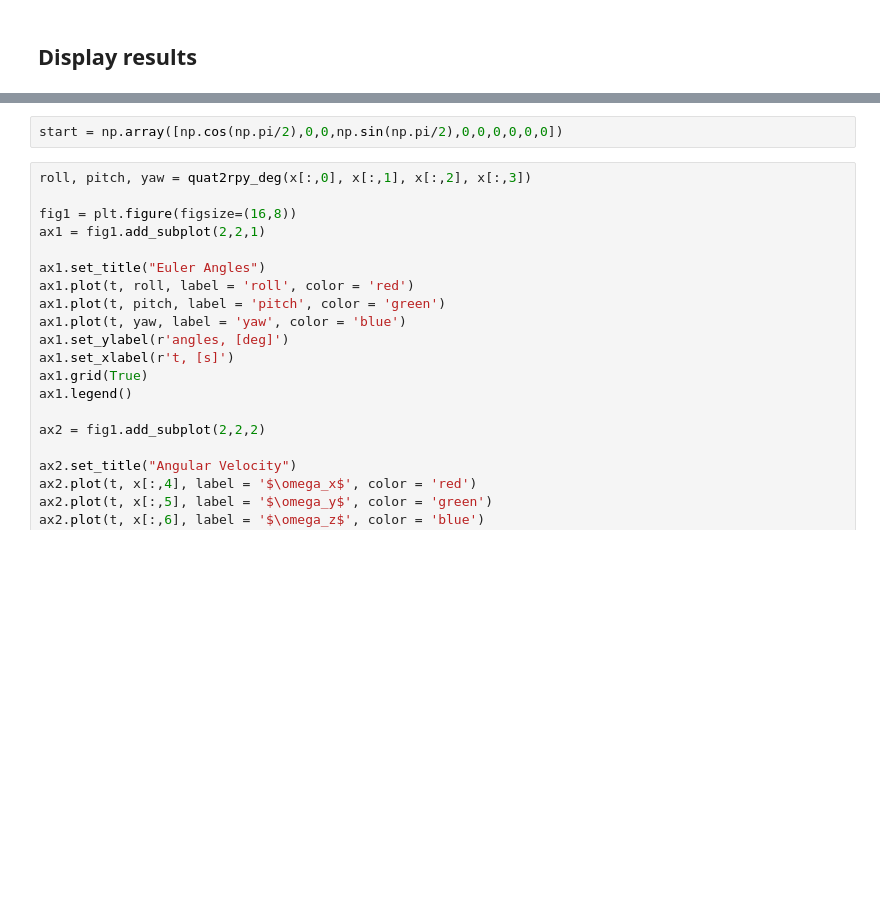
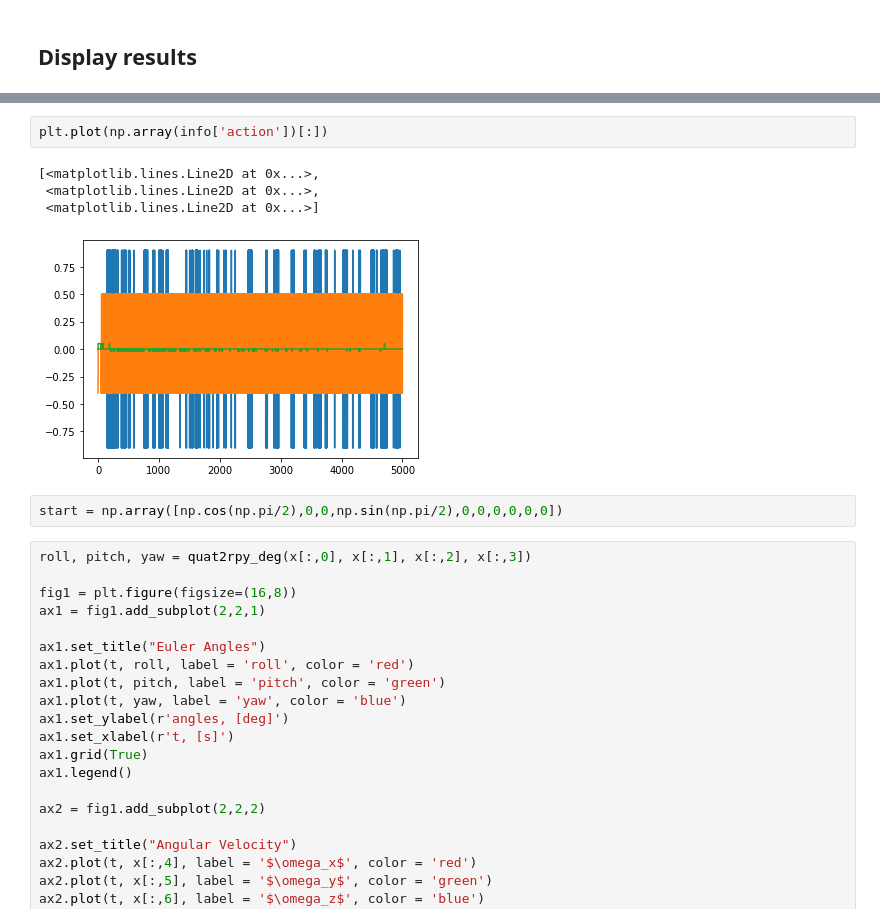
Before and after one commit to MrChuse/attitude-control-ppo, a Jupyter notebook: ppo_satellite_orientation.ipynb, the cells around one changed output, grey strips where cells are left out. Saved outputs shown, nothing was run; the diff lists cells and outputs as text; blank space fills up the shorter version.

```diff
--- a/ppo_satellite_orientation.ipynb
+++ b/ppo_satellite_orientation.ipynb
@@ -376,3 +390,10 @@ plt.plot(x[:, 7:10])
+# %%
+plt.plot(np.array(info['action'])[:])
+# %% [output]
+[<matplotlib.lines.Line2D at 0x...>,
+ <matplotlib.lines.Line2D at 0x...>,
+ <matplotlib.lines.Line2D at 0x...>]
+[figure, added]
 # %%
 start = np.array([np.cos(np.pi/2),0,0,np.sin(np.pi/2),0,0,0,0,0,0])
 # %%
```
Also changed, not shown: parts of 5 cells of this notebook, 3 other files.
